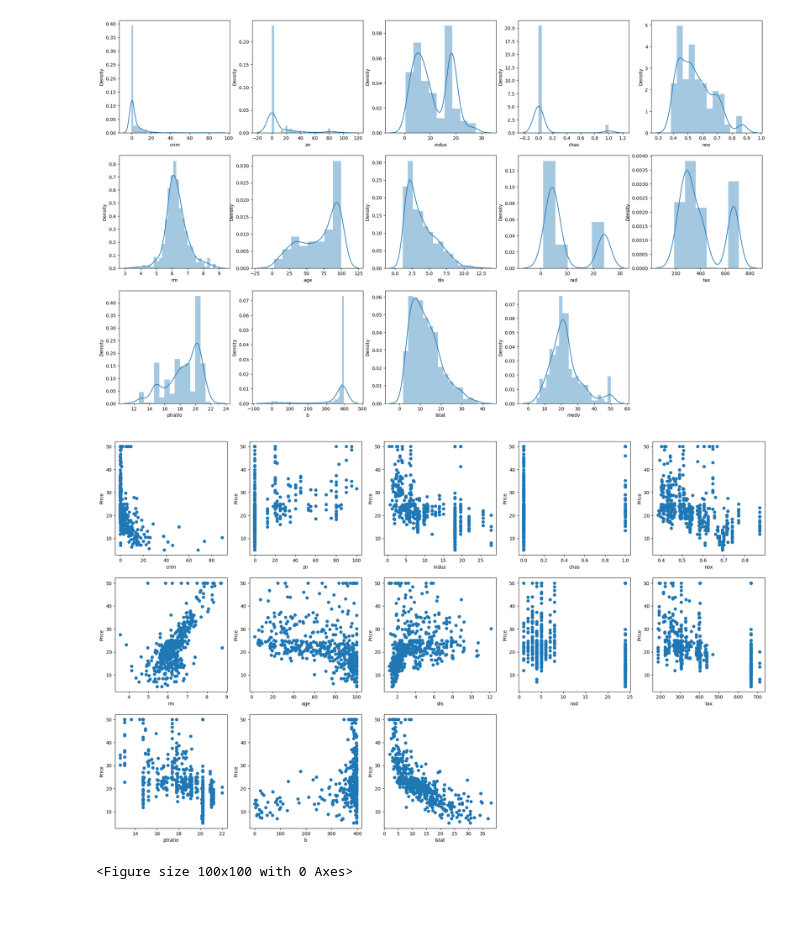
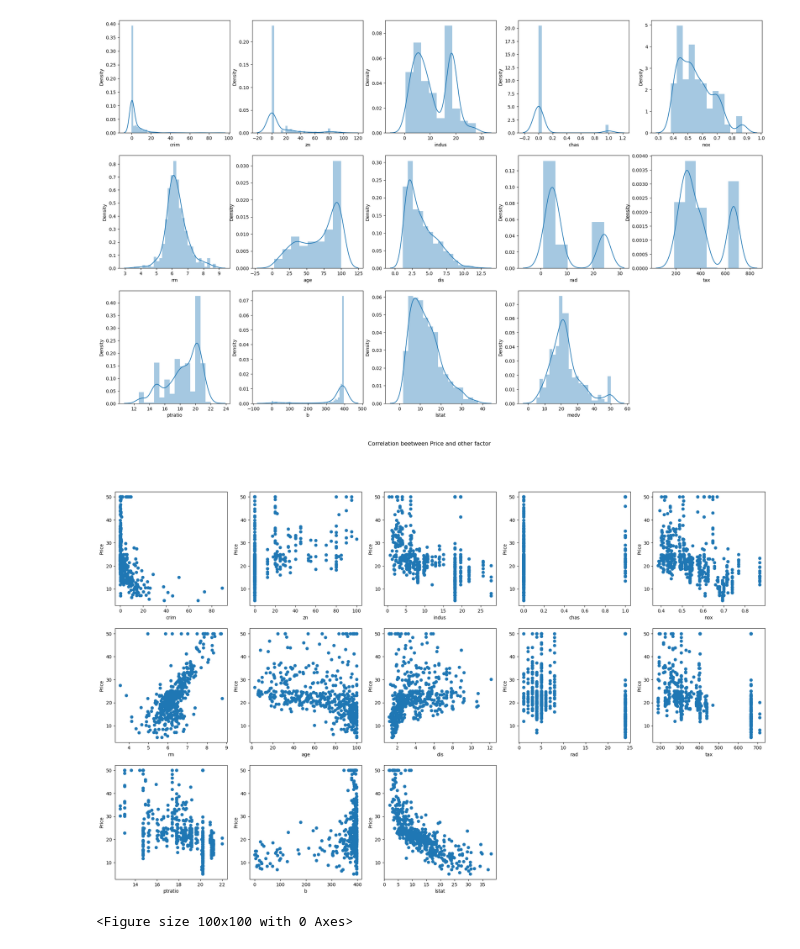
Before and after one commit to Diana-Shilova/TMSds, a Jupyter notebook: lesson9/lesson9.ipynb, the cells around one changed output. Drawn from its saved outputs; the diff is of its cells as text; code cells hidden in the pictures; blank space fills up the shorter version.

Commit message:
added new graphic

```diff
--- a/lesson9/lesson9.ipynb
+++ b/lesson9/lesson9.ipynb
@@ -141,18 +141,19 @@ plt.show()
 # %%
 plt.figure(figsize = (25, 15))
 n = 1
 
 for column in df:
     if n <= 13:
         ax = plt.subplot(3, 5, n)
         plt.scatter(data = df, x = column, y = 'medv')
         plt.xlabel(column)
         plt.ylabel('Price')
     n += 1
 
+plt.suptitle('Correlation beetween Price and other factor')
 plt.show()
 # %% [output]
-[figure, old version]
+[figure, new version]
 # %%
 plt.figure(figsize = (1, 1))
 price= sns.lmplot(x= "rm", y= "medv", data= df, col= "chas", order = 2)
```
Also changed, not shown: parts of 5 cells of this notebook, 2 other files.
